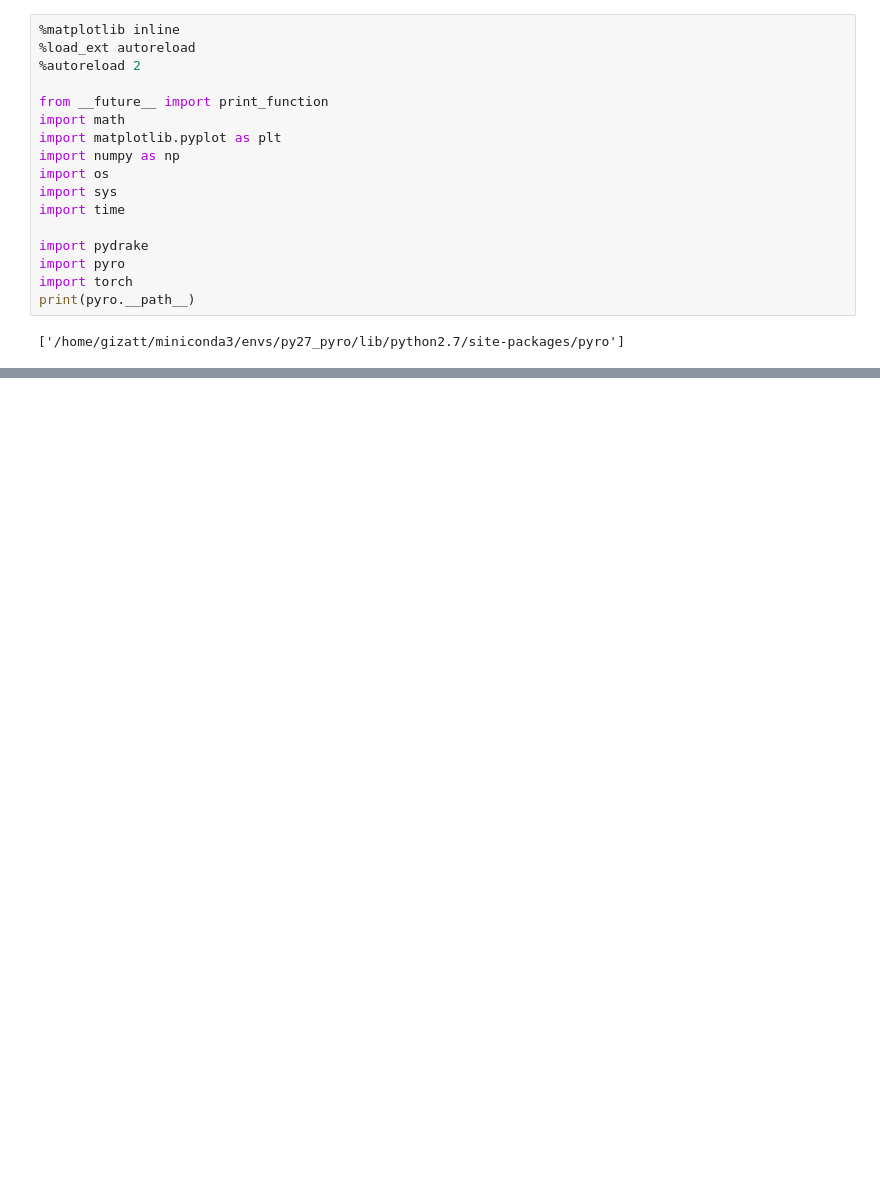
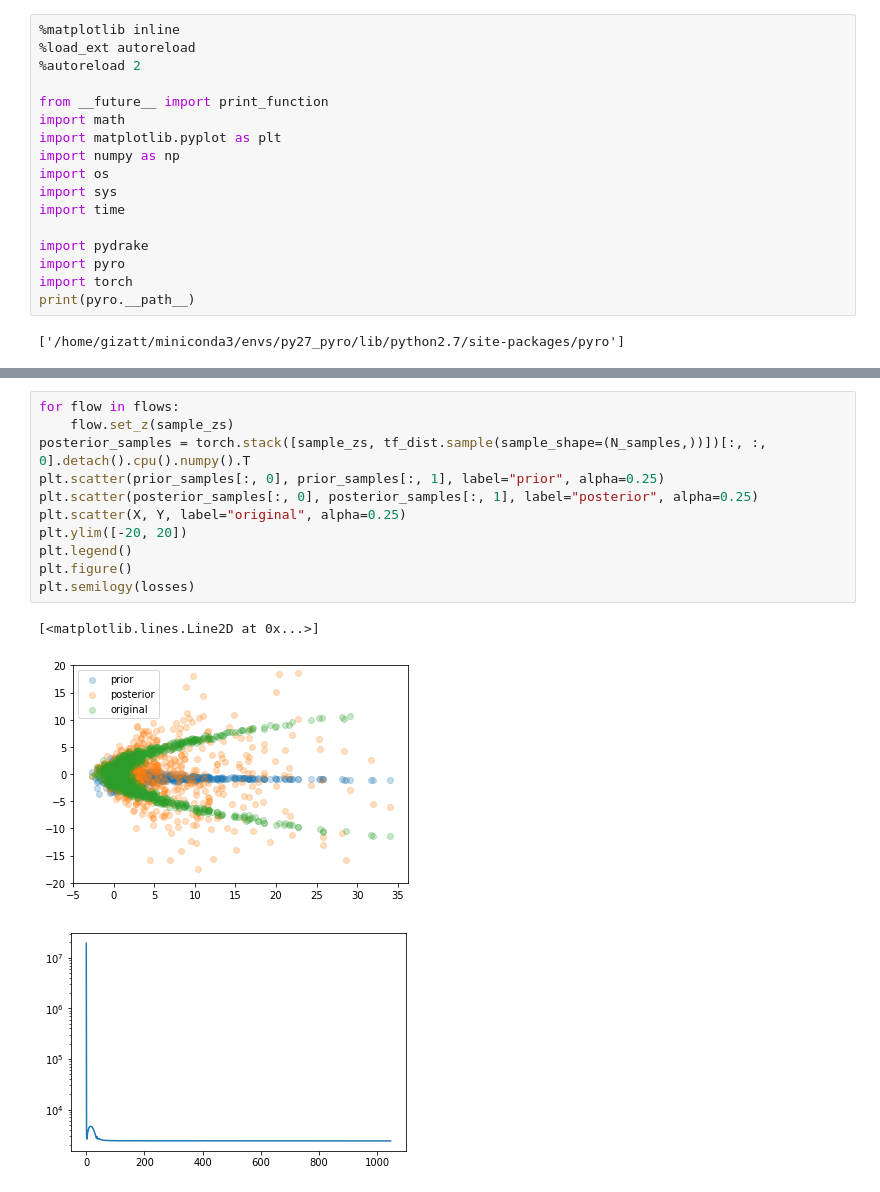
Before and after one commit to gizatt/scene_generation, a Jupyter notebook: notebooks/20190326_pyro_flows.ipynb, the cells around one changed output, grey strips where cells are left out. Cells and saved outputs as stored; diff of their text form; blank space fills up the shorter version.

```diff
--- a/notebooks/20190326_pyro_flows.ipynb
+++ b/notebooks/20190326_pyro_flows.ipynb
@@ -166,0 +261,15 @@ flow_2$$$arn.layers.0.weight    5 2
+# %%
+for flow in flows:
+    flow.set_z(sample_zs)
+posterior_samples = torch.stack([sample_zs, tf_dist.sample(sample_shape=(N_samples,))])[:, :, 0].detach().cpu().numpy().T
+plt.scatter(prior_samples[:, 0], prior_samples[:, 1], label="prior", alpha=0.25)
+plt.scatter(posterior_samples[:, 0], posterior_samples[:, 1], label="posterior", alpha=0.25)
+plt.scatter(X, Y, label="original", alpha=0.25)
+plt.ylim([-20, 20])
+plt.legend()
+plt.figure()
+plt.semilogy(losses)
+# %% [output]
+[<matplotlib.lines.Line2D at 0x...>]
+[figure, added]
+[figure, added]
```
Also changed, not shown: parts of 8 cells of this notebook.
